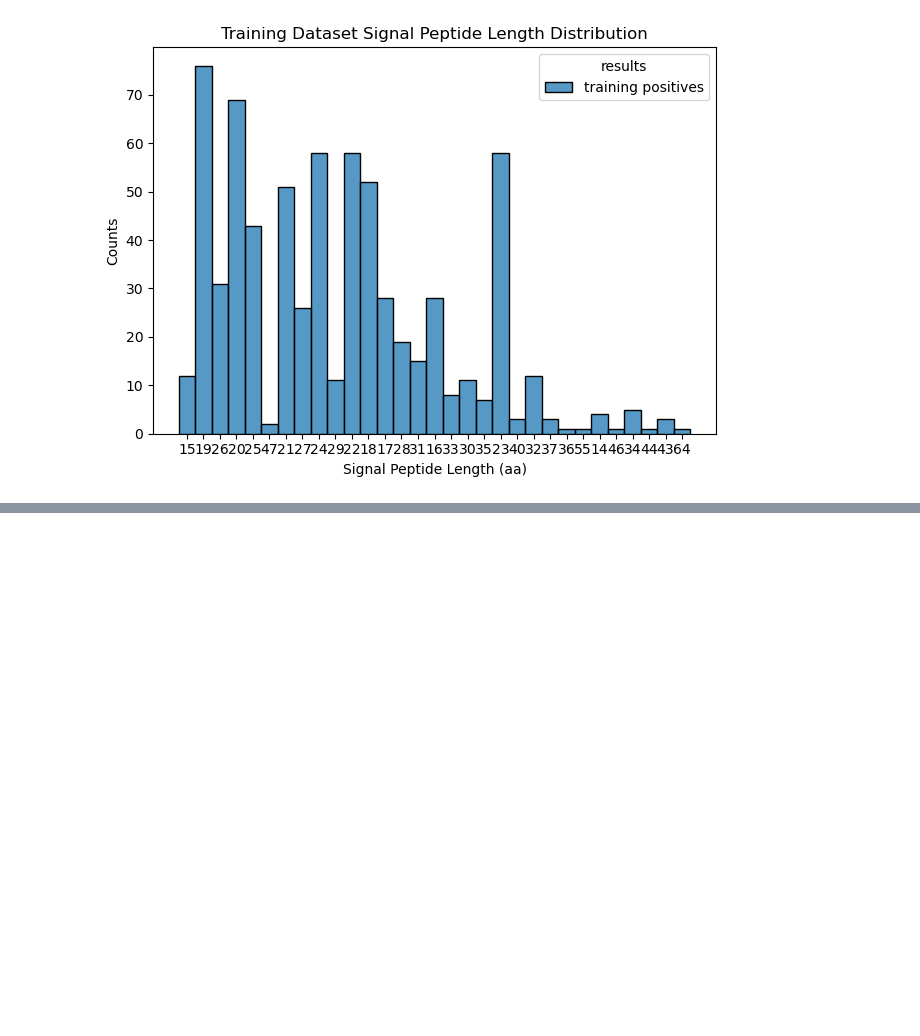
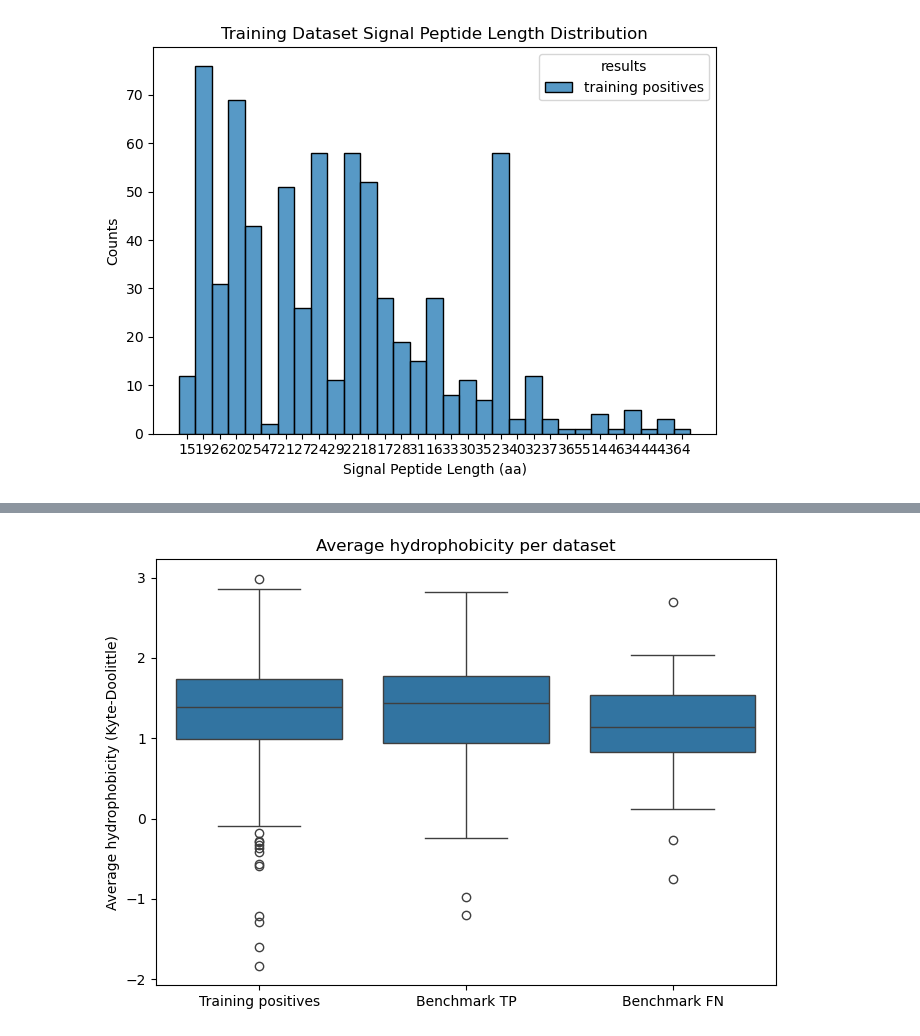
Before and after one commit to Anomalocaris98/LB2_project_group_9, a Jupyter notebook: Analysis of Results/Analysis_benchmark_results.ipynb, the cells around one changed output, grey strips where cells are left out. Cells and saved outputs as stored; diff of their text form; code cells hidden in the pictures; blank space fills up the shorter version.

```diff
--- a/Analysis of Results/Analysis_benchmark_results.ipynb
+++ b/Analysis of Results/Analysis_benchmark_results.ipynb
@@ -456,0 +528,16 @@ plt.show()
+# %%
+plt.figure(figsize=(7,5))
+sns.boxplot(
+    data=df_hydro,
+    x="Dataset",
+    y="Hydrophobicity"
+)
+
+plt.title("Average hydrophobicity per dataset")
+plt.ylabel("Average hydrophobicity (Kyte-Doolittle)")
+plt.xlabel("")
+plt.tight_layout()
+plt.savefig("hydrophobicity_boxplot.png", dpi=300)
+plt.show()
+# %% [output]
+[figure, added]
```
Also changed, not shown: parts of 11 cells of this notebook, 3 other files.
